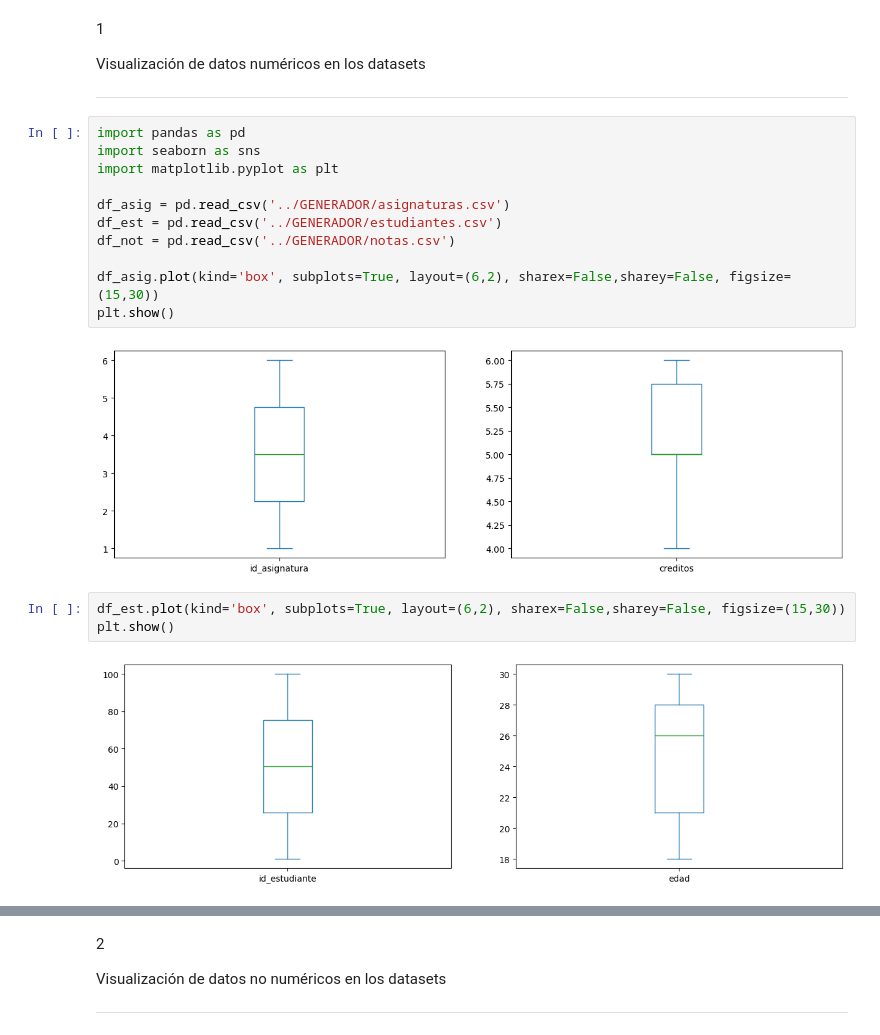
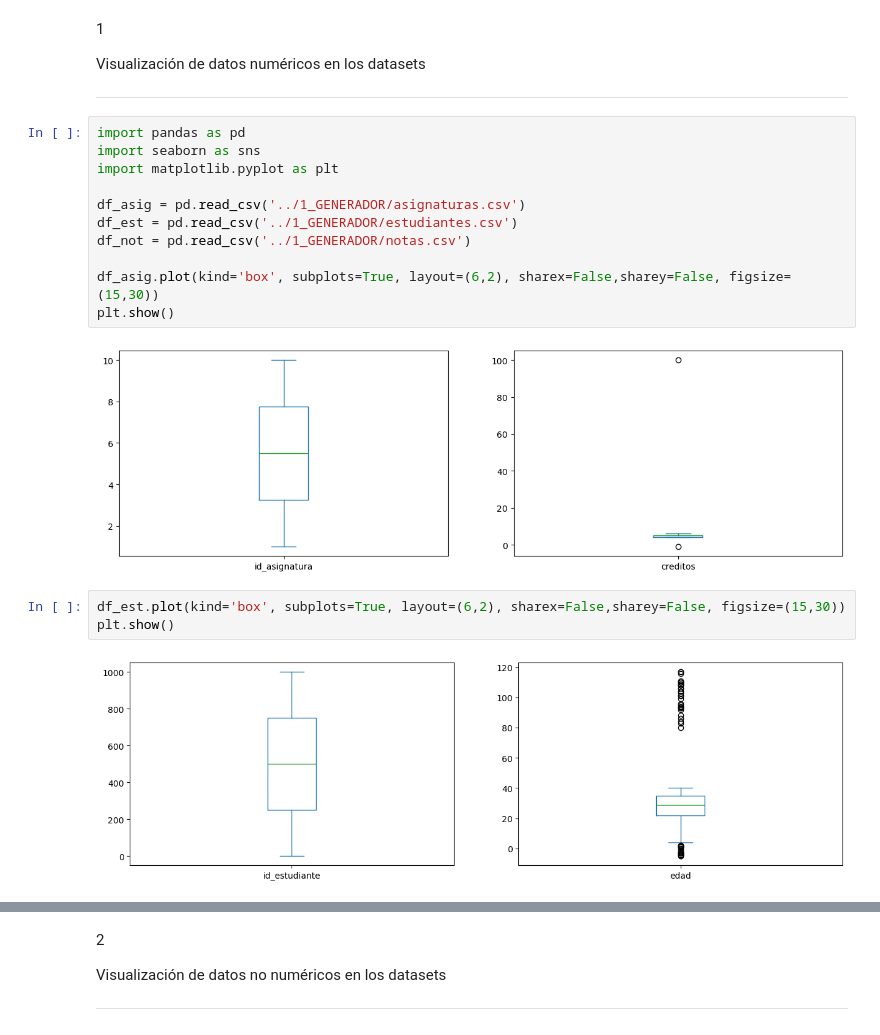
Before and after one commit to ManelDiaz/Reto_Analisis, a Jupyter notebook: 4_VISUALIZADOR/vistas.ipynb, the cells around one changed output, grey strips where cells are left out. Drawn from its saved outputs; the diff is of its cells as text.

```diff
--- a/4_VISUALIZADOR/vistas.ipynb
+++ b/4_VISUALIZADOR/vistas.ipynb
@@ -6,21 +6,21 @@ _______________________________________________________________________________
 # %%
 import pandas as pd
 import seaborn as sns
 import matplotlib.pyplot as plt
 
-df_asig = pd.read_csv('../GENERADOR/asignaturas.csv')
-df_est = pd.read_csv('../GENERADOR/estudiantes.csv')
-df_not = pd.read_csv('../GENERADOR/notas.csv')
+df_asig = pd.read_csv('../1_GENERADOR/asignaturas.csv')
+df_est = pd.read_csv('../1_GENERADOR/estudiantes.csv')
+df_not = pd.read_csv('../1_GENERADOR/notas.csv')
 
 df_asig.plot(kind='box', subplots=True, layout=(6,2), sharex=False,sharey=False, figsize=(15,30))
 plt.show()
 # %% [output]
-[figure, old version]
+[figure, new version]
 # %%
 df_est.plot(kind='box', subplots=True, layout=(6,2), sharex=False,sharey=False, figsize=(15,30))
 plt.show()
 # %% [output]
-[figure, old version]
+[figure, new version]
 # %%
 df_not.plot(kind='box', subplots=True, layout=(6,2), sharex=False,sharey=False, figsize=(15,30))
 plt.show()
```
Also changed, not shown: parts of 4 cells of this notebook, 6 other files.
